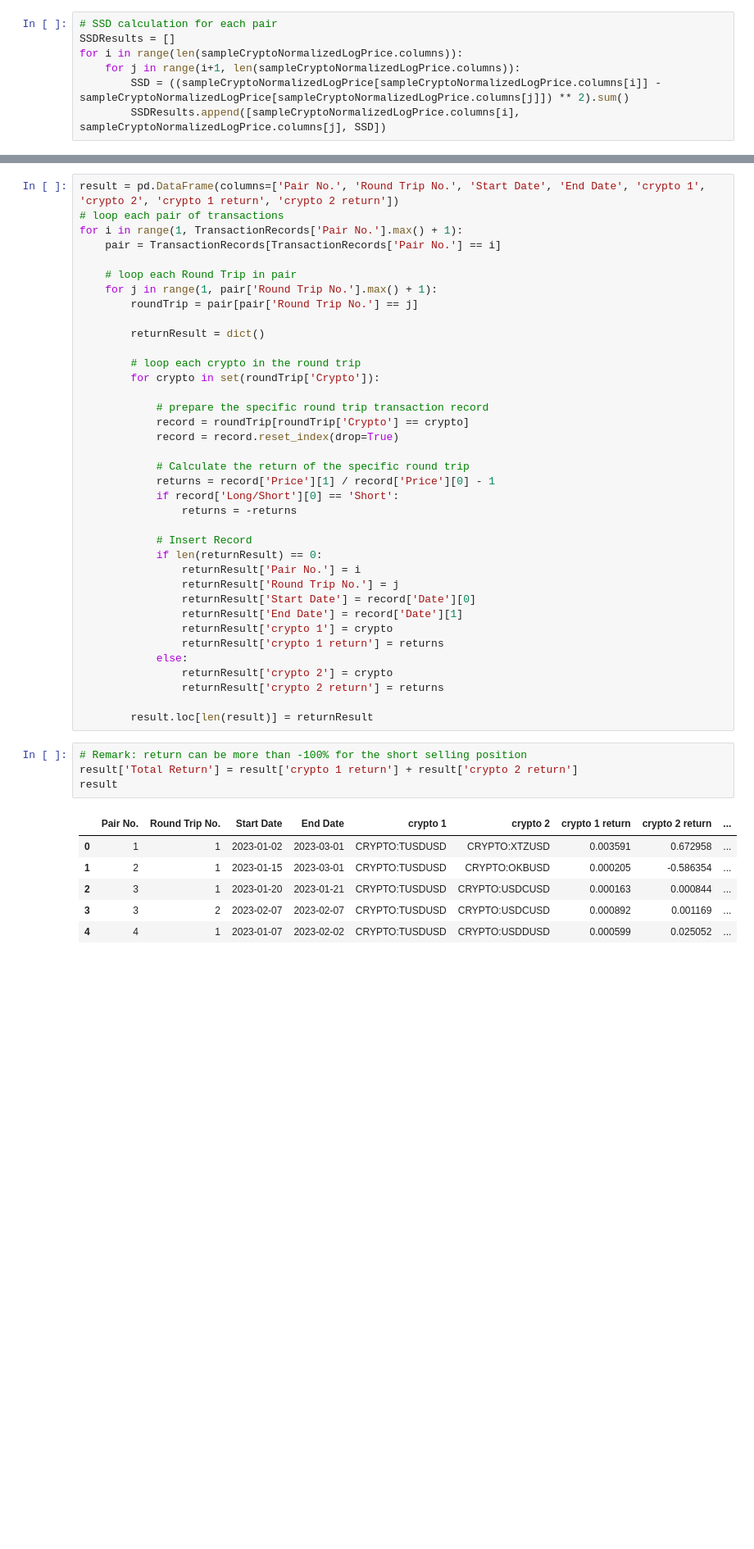
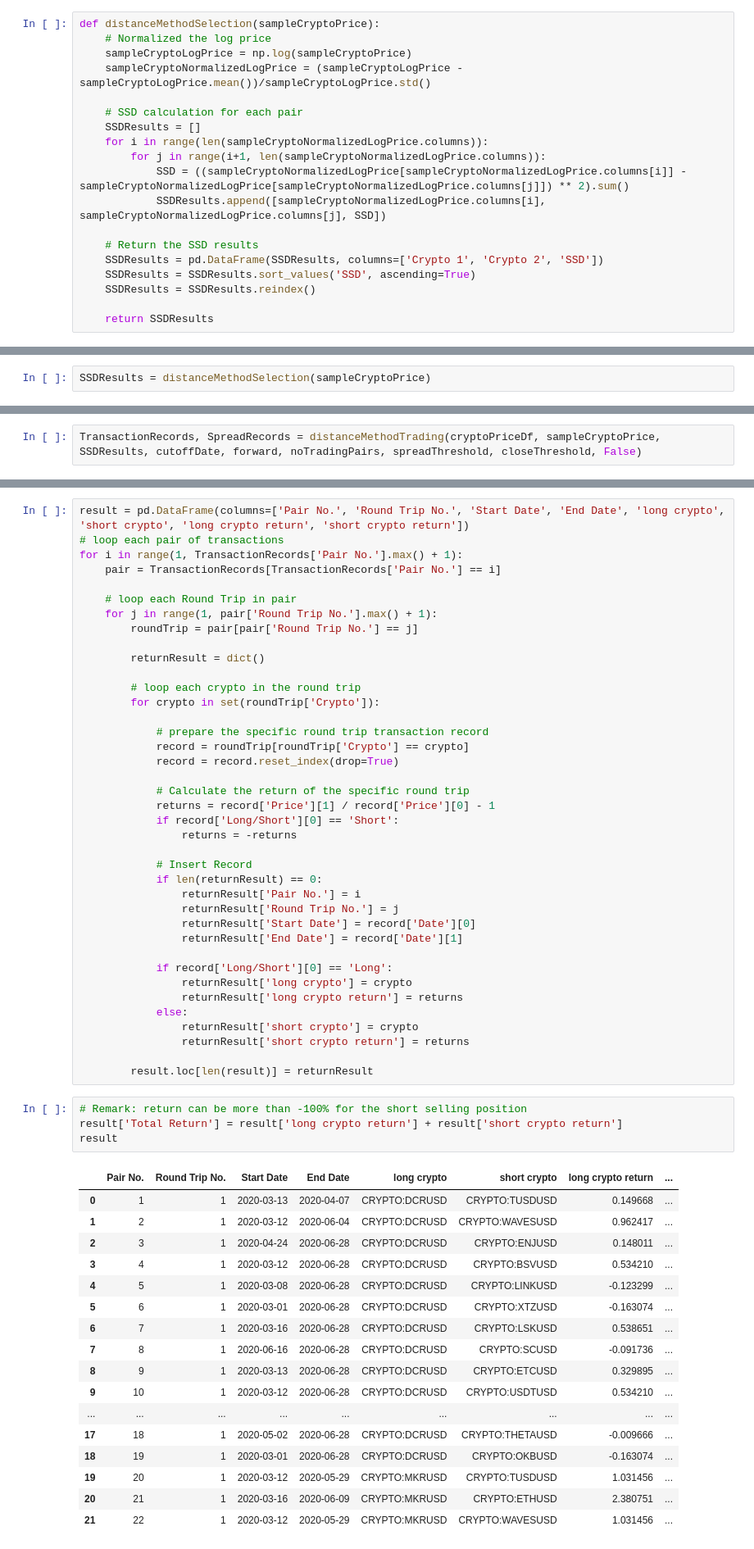
Before and after one commit to harryho71/CB4001, a Jupyter notebook: Distance Method.ipynb, the cells around one changed output, grey strips where cells are left out. Shown at 82% size. Drawn from its saved outputs; the diff is of its cells as text; blank space fills up the shorter version.

Commit message:
Update dist trading execution and constant model

```diff
--- a/Distance Method.ipynb
+++ b/Distance Method.ipynb
@@ -47,7 +61,19 @@ sampleCryptoNormalizedLogPrice = (sampleCryptoLogPrice - sampleCryptoLogPrice.me
 # %%
-# SSD calculation for each pair
-SSDResults = []
-for i in range(len(sampleCryptoNormalizedLogPrice.columns)):
-    for j in range(i+1, len(sampleCryptoNormalizedLogPrice.columns)):
-        SSD = ((sampleCryptoNormalizedLogPrice[sampleCryptoNormalizedLogPrice.columns[i]] - sampleCryptoNormalizedLogPrice[sampleCryptoNormalizedLogPrice.columns[j]]) ** 2).sum()
-        SSDResults.append([sampleCryptoNormalizedLogPrice.columns[i], sampleCryptoNormalizedLogPrice.columns[j], SSD])
+def distanceMethodSelection(sampleCryptoPrice):
+    # Normalized the log price
+    sampleCryptoLogPrice = np.log(sampleCryptoPrice)
+    sampleCryptoNormalizedLogPrice = (sampleCryptoLogPrice - sampleCryptoLogPrice.mean())/sampleCryptoLogPrice.std()
+
+    # SSD calculation for each pair
+    SSDResults = []
+    for i in range(len(sampleCryptoNormalizedLogPrice.columns)):
+        for j in range(i+1, len(sampleCryptoNormalizedLogPrice.columns)):
+            SSD = ((sampleCryptoNormalizedLogPrice[sampleCryptoNormalizedLogPrice.columns[i]] - sampleCryptoNormalizedLogPrice[sampleCryptoNormalizedLogPrice.columns[j]]) ** 2).sum()
+            SSDResults.append([sampleCryptoNormalizedLogPrice.columns[i], sampleCryptoNormalizedLogPrice.columns[j], SSD])
+
+    # Return the SSD results
+    SSDResults = pd.DataFrame(SSDResults, columns=['Crypto 1', 'Crypto 2', 'SSD'])
+    SSDResults = SSDResults.sort_values('SSD', ascending=True)
+    SSDResults = SSDResults.reindex()
+
+    return SSDResults
@@ -74,3 +80,5 @@ SSDResults
+# %%
+SSDResults = distanceMethodSelection(sampleCryptoPrice)
 # %% [markdown]
 ### Trading Period
 # %%
@@ -185,2 +214,4 @@ for i in range(noTradingPairs):
+# %%
+TransactionRecords, SpreadRecords = distanceMethodTrading(cryptoPriceDf, sampleCryptoPrice, SSDResults, cutoffDate, forward, noTradingPairs, spreadThreshold, closeThreshold, False)
 # %% [markdown]
 ### Transform transaction records to Result
@@ -187,5 +251,5 @@ for i in range(noTradingPairs):
 # %%
-result = pd.DataFrame(columns=['Pair No.', 'Round Trip No.', 'Start Date', 'End Date', 'crypto 1', 'crypto 2', 'crypto 1 return', 'crypto 2 return'])
+result = pd.DataFrame(columns=['Pair No.', 'Round Trip No.', 'Start Date', 'End Date', 'long crypto', 'short crypto', 'long crypto return', 'short crypto return'])
 # loop each pair of transactions
 for i in range(1, TransactionRecords['Pair No.'].max() + 1):
     pair = TransactionRecords[TransactionRecords['Pair No.'] == i]
@@ -214,24 +278,37 @@ for i in range(1, TransactionRecords['Pair No.'].max() + 1):
                 returnResult['Round Trip No.'] = j
                 returnResult['Start Date'] = record['Date'][0]
                 returnResult['End Date'] = record['Date'][1]
-                returnResult['crypto 1'] = crypto
-                returnResult['crypto 1 return'] = returns
+
+            if record['Long/Short'][0] == 'Long':
+                returnResult['long crypto'] = crypto
+                returnResult['long crypto return'] = returns
             else:
-                returnResult['crypto 2'] = crypto
-                returnResult['crypto 2 return'] = returns
+                returnResult['short crypto'] = crypto
+                returnResult['short crypto return'] = returns
 
         result.loc[len(result)] = returnResult
 # %%
 # Remark: return can be more than -100% for the short selling position
-result['Total Return'] = result['crypto 1 return'] + result['crypto 2 return']
+result['Total Return'] = result['long crypto return'] + result['short crypto return']
 result
 # %% [output]
-|  | Pair No. | Round Trip No. | Start Date | End Date | crypto 1 | crypto 2 | crypto 1 return | crypto 2 return | ... |
-| 0 | 1 | 1 | 2023-01-02 | 2023-03-01 | CRYPTO:TUSDUSD | CRYPTO:XTZUSD | 0.003591 | 0.672958 | ... |
-| 1 | 2 | 1 | 2023-01-15 | 2023-03-01 | CRYPTO:TUSDUSD | CRYPTO:OKBUSD | 0.000205 | -0.586354 | ... |
-| 2 | 3 | 1 | 2023-01-20 | 2023-01-21 | CRYPTO:TUSDUSD | CRYPTO:USDCUSD | 0.000163 | 0.000844 | ... |
-| 3 | 3 | 2 | 2023-02-07 | 2023-02-07 | CRYPTO:TUSDUSD | CRYPTO:USDCUSD | 0.000892 | 0.001169 | ... |
-| 4 | 4 | 1 | 2023-01-07 | 2023-02-02 | CRYPTO:TUSDUSD | CRYPTO:USDDUSD | 0.000599 | 0.025052 | ... |
+|  | Pair No. | Round Trip No. | Start Date | End Date | long crypto | short crypto | long crypto return | ... |
+| 0 | 1 | 1 | 2020-03-13 | 2020-04-07 | CRYPTO:DCRUSD | CRYPTO:TUSDUSD | 0.149668 | ... |
+| 1 | 2 | 1 | 2020-03-12 | 2020-06-04 | CRYPTO:DCRUSD | CRYPTO:WAVESUSD | 0.962417 | ... |
+| 2 | 3 | 1 | 2020-04-24 | 2020-06-28 | CRYPTO:DCRUSD | CRYPTO:ENJUSD | 0.148011 | ... |
+| 3 | 4 | 1 | 2020-03-12 | 2020-06-28 | CRYPTO:DCRUSD | CRYPTO:BSVUSD | 0.534210 | ... |
+| 4 | 5 | 1 | 2020-03-08 | 2020-06-28 | CRYPTO:DCRUSD | CRYPTO:LINKUSD | -0.123299 | ... |
+| 5 | 6 | 1 | 2020-03-01 | 2020-06-28 | CRYPTO:DCRUSD | CRYPTO:XTZUSD | -0.163074 | ... |
+| 6 | 7 | 1 | 2020-03-16 | 2020-06-28 | CRYPTO:DCRUSD | CRYPTO:LSKUSD | 0.538651 | ... |
+| 7 | 8 | 1 | 2020-06-16 | 2020-06-28 | CRYPTO:DCRUSD | CRYPTO:SCUSD | -0.091736 | ... |
+| 8 | 9 | 1 | 2020-03-13 | 2020-06-28 | CRYPTO:DCRUSD | CRYPTO:ETCUSD | 0.329895 | ... |
+| 9 | 10 | 1 | 2020-03-12 | 2020-06-28 | CRYPTO:DCRUSD | CRYPTO:USDTUSD | 0.534210 | ... |
+| ... | ... | ... | ... | ... | ... | ... | ... | ... |
+| 17 | 18 | 1 | 2020-05-02 | 2020-06-28 | CRYPTO:DCRUSD | CRYPTO:THETAUSD | -0.009666 | ... |
+| 18 | 19 | 1 | 2020-03-01 | 2020-06-28 | CRYPTO:DCRUSD | CRYPTO:OKBUSD | -0.163074 | ... |
+| 19 | 20 | 1 | 2020-03-12 | 2020-05-29 | CRYPTO:MKRUSD | CRYPTO:TUSDUSD | 1.031456 | ... |
+| 20 | 21 | 1 | 2020-03-16 | 2020-06-09 | CRYPTO:MKRUSD | CRYPTO:ETHUSD | 2.380751 | ... |
+| 21 | 22 | 1 | 2020-03-12 | 2020-05-29 | CRYPTO:MKRUSD | CRYPTO:WAVESUSD | 1.031456 | ... |
 # %%
 result['Total Return'].mean()
 # %% [output]
```
Also changed, not shown: parts of 14 cells of this notebook, 1 other file.
